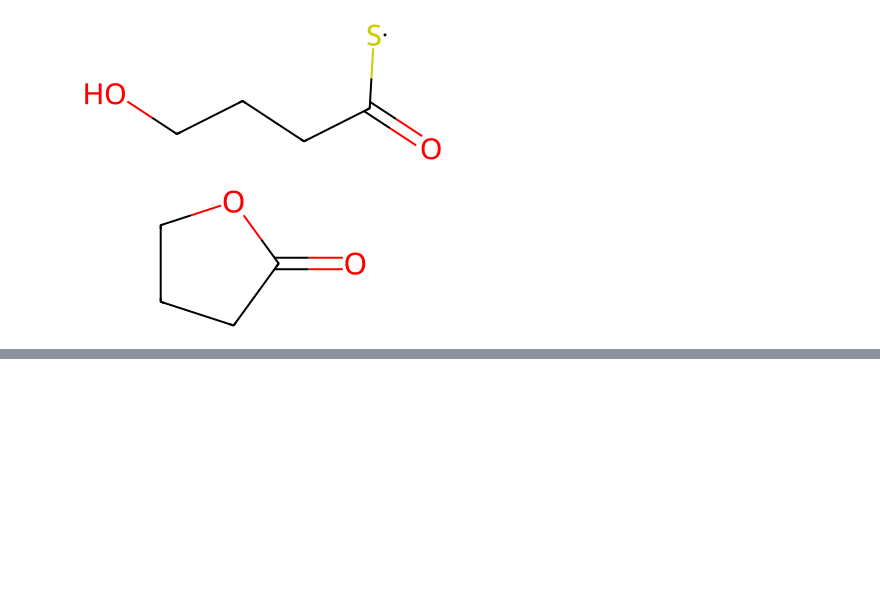
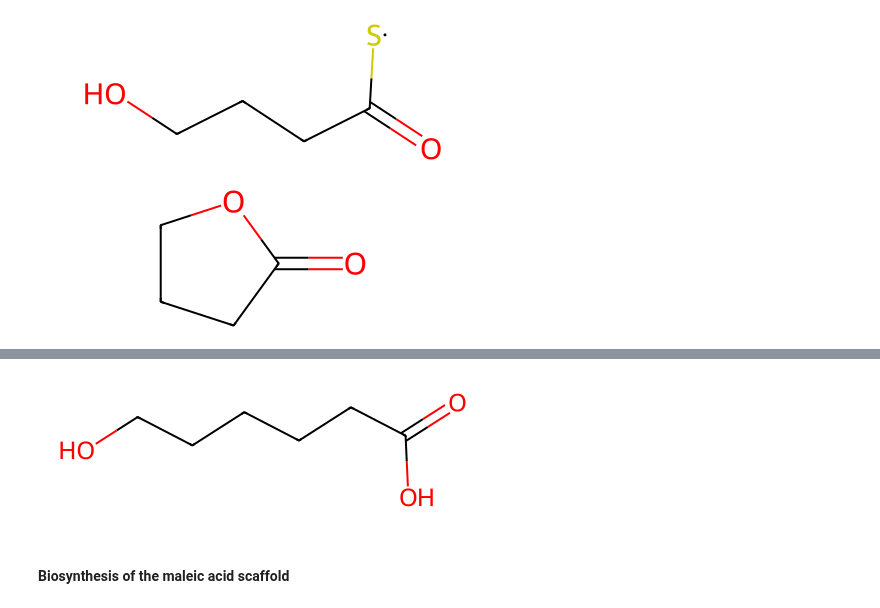
Before and after one commit to yashchainani21/RetroTideV2, a Jupyter notebook: notebooks/nb_05_RetroTide_aliphatic_targets.ipynb, the cells around one changed output, grey strips where cells are left out. Cells and saved outputs as stored; diff of their text form; code cells hidden in the pictures; blank space fills up the shorter version.

```diff
--- a/notebooks/nb_05_RetroTide_aliphatic_targets.ipynb
+++ b/notebooks/nb_05_RetroTide_aliphatic_targets.ipynb
@@ -289,0 +349,11 @@ _pks_release_reaction(pks_release_mechanism = 'cyclization', bound_product_mol =
+# %%
+heptane_scaff_smiles = "OC(C(C)CCCC)=O"
+heptane_scaff_mol = Chem.MolFromSmiles(heptane_scaff_smiles)
+
+designs = retrotide.designPKS(targetMol = heptane_scaff_mol,
+                              similarity = 'mcs_without_stereo')
+
+print('PKS design: ' + repr(designs[-1][0][0].modules))
+print('score: ' + str(designs[-1][0][1]))
+bound_top_PKS_product = designs[-1][0][0].computeProduct(structureDB)
+bound_top_PKS_product
@@ -289,0 +373,6 @@ _pks_release_reaction(pks_release_mechanism = 'cyclization', bound_product_mol =
+# %%
+_pks_release_reaction(pks_release_mechanism = 'thiolysis', bound_product_mol = bound_top_PKS_product)
+# %% [output]
+[figure, added]
+# %% [markdown]
+#### Biosynthesis of the maleic acid scaffold
```
Also changed, not shown: parts of 10 cells of this notebook.
